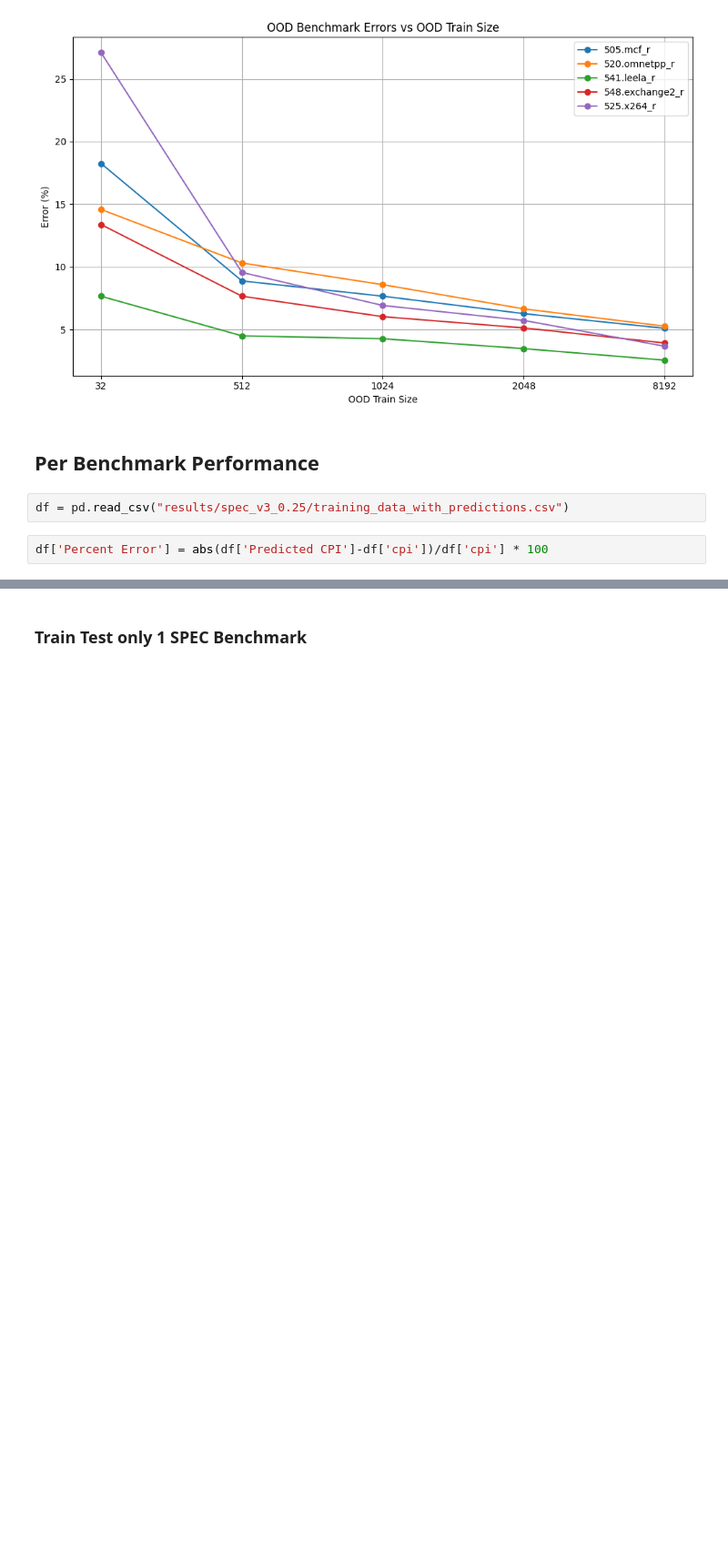
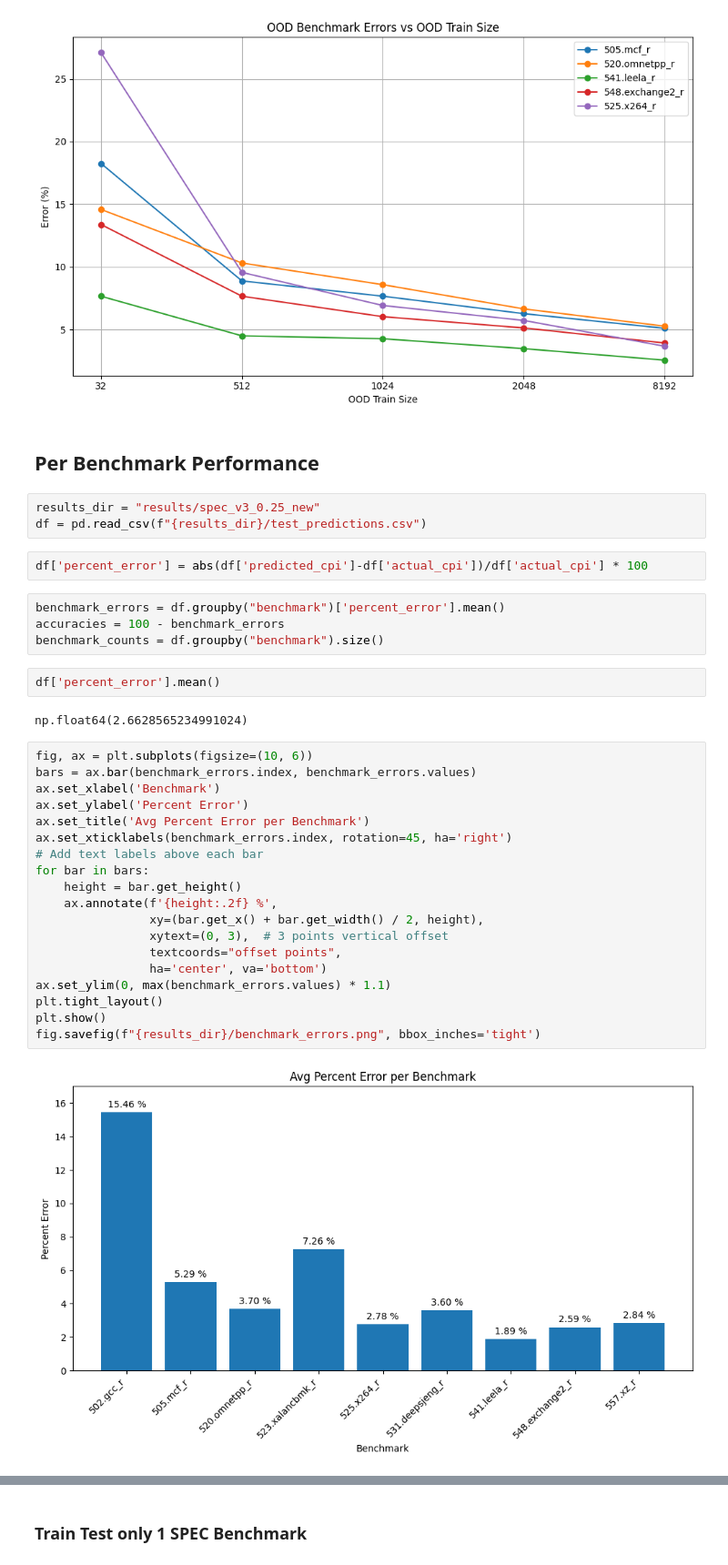
Before and after one commit to ronitnag04/peregrine, a Jupyter notebook: ml_model/analysis.ipynb, the cells around one changed output, grey strips where cells are left out. Shown at 91% size. Saved outputs shown, nothing was run; the diff lists cells and outputs as text; blank space fills up the shorter version.

```diff
--- a/ml_model/analysis.ipynb
+++ b/ml_model/analysis.ipynb
@@ -675,6 +675,36 @@ plt.show()
 # %% [markdown]
 ## Per Benchmark Performance
 # %%
-df = pd.read_csv("results/spec_v3_0.25/training_data_with_predictions.csv")
+results_dir = "results/spec_v3_0.25_new"
+df = pd.read_csv(f"{results_dir}/test_predictions.csv")
 # %%
-df['Percent Error'] = abs(df['Predicted CPI']-df['cpi'])/df['cpi'] * 100
+df['percent_error'] = abs(df['predicted_cpi']-df['actual_cpi'])/df['actual_cpi'] * 100
+# %%
+benchmark_errors = df.groupby("benchmark")['percent_error'].mean()
+accuracies = 100 - benchmark_errors
+benchmark_counts = df.groupby("benchmark").size()
+# %%
+df['percent_error'].mean()
+# %% [output]
+np.float64(2.6628565234991024)
+# %%
+fig, ax = plt.subplots(figsize=(10, 6))
+bars = ax.bar(benchmark_errors.index, benchmark_errors.values)
+ax.set_xlabel('Benchmark')
+ax.set_ylabel('Percent Error')
+ax.set_title('Avg Percent Error per Benchmark')
+ax.set_xticklabels(benchmark_errors.index, rotation=45, ha='right')
+# Add text labels above each bar
+for bar in bars:
+    height = bar.get_height()
+    ax.annotate(f'{height:.2f} %',
+                xy=(bar.get_x() + bar.get_width() / 2, height),
+                xytext=(0, 3),  # 3 points vertical offset
+                textcoords="offset points",
+                ha='center', va='bottom')
+ax.set_ylim(0, max(benchmark_errors.values) * 1.1)
+plt.tight_layout()
+plt.show()
+fig.savefig(f"{results_dir}/benchmark_errors.png", bbox_inches='tight')
+# %% [output]
+[figure, added]
```
Also changed, not shown: parts of 25 cells of this notebook, 1 other file.
